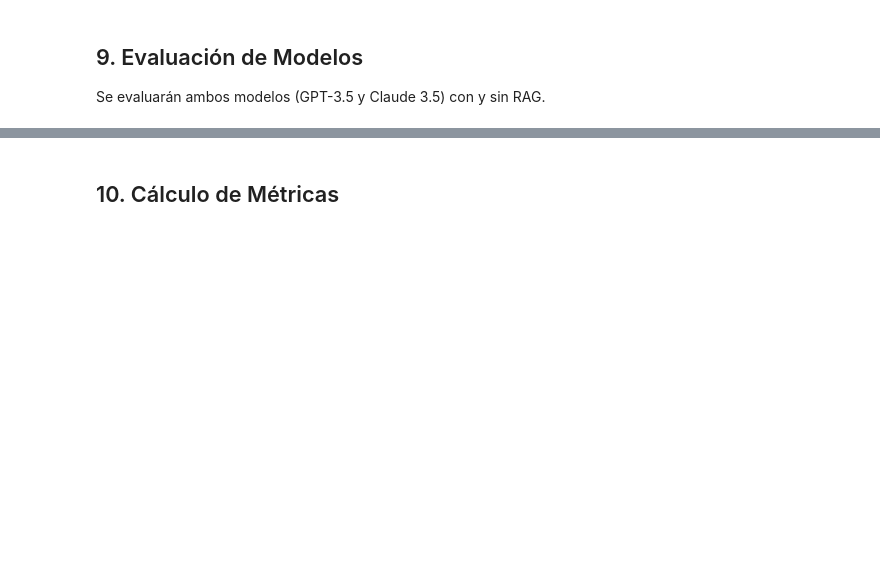
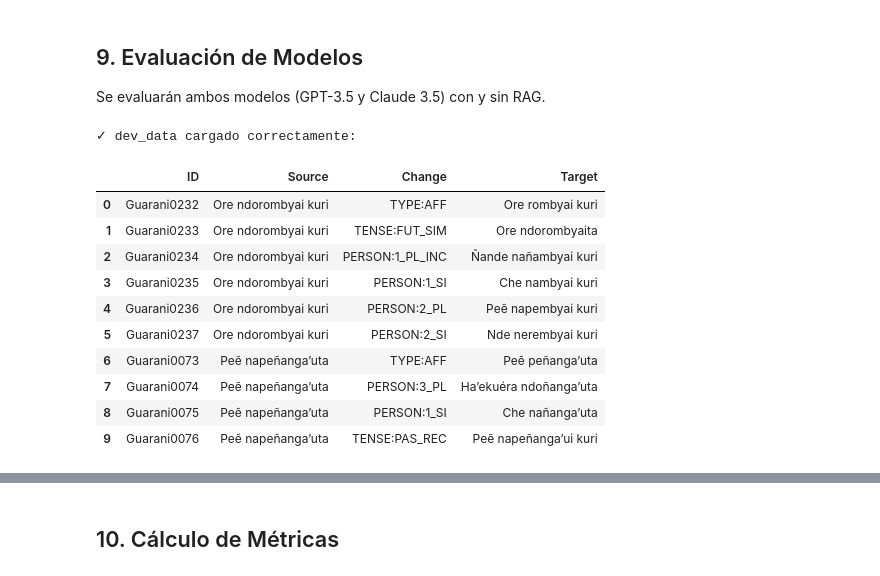
Before and after one commit to JuanAquino22/project_ia, a Jupyter notebook: projectIA.ipynb, the cells around one changed output, grey strips where cells are left out. Drawn from its saved outputs; the diff is of its cells as text; code cells hidden in the pictures; blank space fills up the shorter version.

```diff
--- a/projectIA.ipynb
+++ b/projectIA.ipynb
@@ -96,30 +128,26 @@ HF_TOKEN: True
 
 Dataset oficial: https://github.com/AmericasNLP/americasnlp2025/tree/main/ST2_EducationalMaterials/data
 # %%
+import pandas as pd
+import requests
+from io import StringIO
+
 # URLs del dataset
 BASE_URL = "https://raw.githubusercontent.com/AmericasNLP/americasnlp2025/main/ST2_EducationalMaterials/data/"
 
 datasets_urls = {
     "train": f"{BASE_URL}guarani-train.tsv",
-    "dev": f"{BASE_URL}guarani-dev.tsv",
-    "test": f"{BASE_URL}guarani-test.tsv"
+    "dev":   f"{BASE_URL}guarani-dev.tsv",
+    "test":  f"{BASE_URL}guarani-test.tsv"
 }
 
 def load_dataset(url: str) -> pd.DataFrame:
-    """Carga el dataset desde URL"""
-    response = requests.get(url)
-    response.raise_for_status()
+    """Descarga archivo TSV desde GitHub de forma segura."""
+    r = requests.get(url)
+    r.raise_for_status()
 
-    # Guardar temporalmente
-    filename = url.split("/")[-1]
-    with open(filename, "w", encoding="utf-8") as f:
-        f.write(response.text)
+    return pd.read_csv(StringIO(r.text), sep="\t")
 
-    # Leer con pandas
-    df = pd.read_csv(filename, sep="\t")
-    return df
-
-# Cargar datasets
 print("Descargando datasets...\n")
 datasets = {}
 
@@ -127,16 +155,15 @@ for split, url in datasets_urls.items():
     try:
         df = load_dataset(url)
         datasets[split] = df
-        print(f"✓ {split.upper()}: {len(df)} ejemplos")
-        print(f"  Columnas: {list(df.columns)}")
+        print(f"✓ {split.upper()}: {len(df)} ejemplos | Columnas: {list(df.columns)}")
     except Exception as e:
-        print(f"❌ Error cargando {split}: {e}")
+        print(f"Error cargando {split}: {e}")
 
 # Vista previa
 print("\n" + "="*60)
-print("EJEMPLO DEL DATASET (primeras 3 filas de DEV):")
+print("EJEMPLO DEV (primeras 3 filas):")
 print("="*60)
-print(datasets["dev"].head(3))
+datasets["dev"].head(3)
 # %% [output]
 Descargando datasets...
 
@@ -447,4 +679,26 @@ print("✓ Sistema de transformación actualizado (Soporta Few-Shot + Hybrid)")
 ## 9. Evaluación de Modelos
 
 Se evaluarán ambos modelos (GPT-3.5 y Claude 3.5) con y sin RAG.
+# %%
+
+# DEFINIR dev_data PARA EVALUACIÓN
+
+# Tomamos 10 ejemplos para no gastar tokens en pruebas
+dev_data = datasets["dev"].head(10)
+
+print("✓ dev_data cargado correctamente:")
+display(dev_data)
+# %% [output]
+✓ dev_data cargado correctamente:
+|  | ID | Source | Change | Target |
+| 0 | Guarani0232 | Ore ndorombyai kuri | TYPE:AFF | Ore rombyai kuri |
+| 1 | Guarani0233 | Ore ndorombyai kuri | TENSE:FUT_SIM | Ore ndorombyaita |
+| 2 | Guarani0234 | Ore ndorombyai kuri | PERSON:1_PL_INC | Ñande nañambyai kuri |
+| 3 | Guarani0235 | Ore ndorombyai kuri | PERSON:1_SI | Che nambyai kuri |
+| 4 | Guarani0236 | Ore ndorombyai kuri | PERSON:2_PL | Peẽ napembyai kuri |
+| 5 | Guarani0237 | Ore ndorombyai kuri | PERSON:2_SI | Nde nerembyai kuri |
+| 6 | Guarani0073 | Peẽ napeñanga’uta | TYPE:AFF | Peẽ peñanga’uta |
+| 7 | Guarani0074 | Peẽ napeñanga’uta | PERSON:3_PL | Ha’ekuéra ndoñanga’uta |
+| 8 | Guarani0075 | Peẽ napeñanga’uta | PERSON:1_SI | Che nañanga’uta |
+| 9 | Guarani0076 | Peẽ napeñanga’uta | TENSE:PAS_REC | Peẽ napeñanga’ui kuri |
 # %%
```
Also changed, not shown: parts of 23 cells of this notebook.
